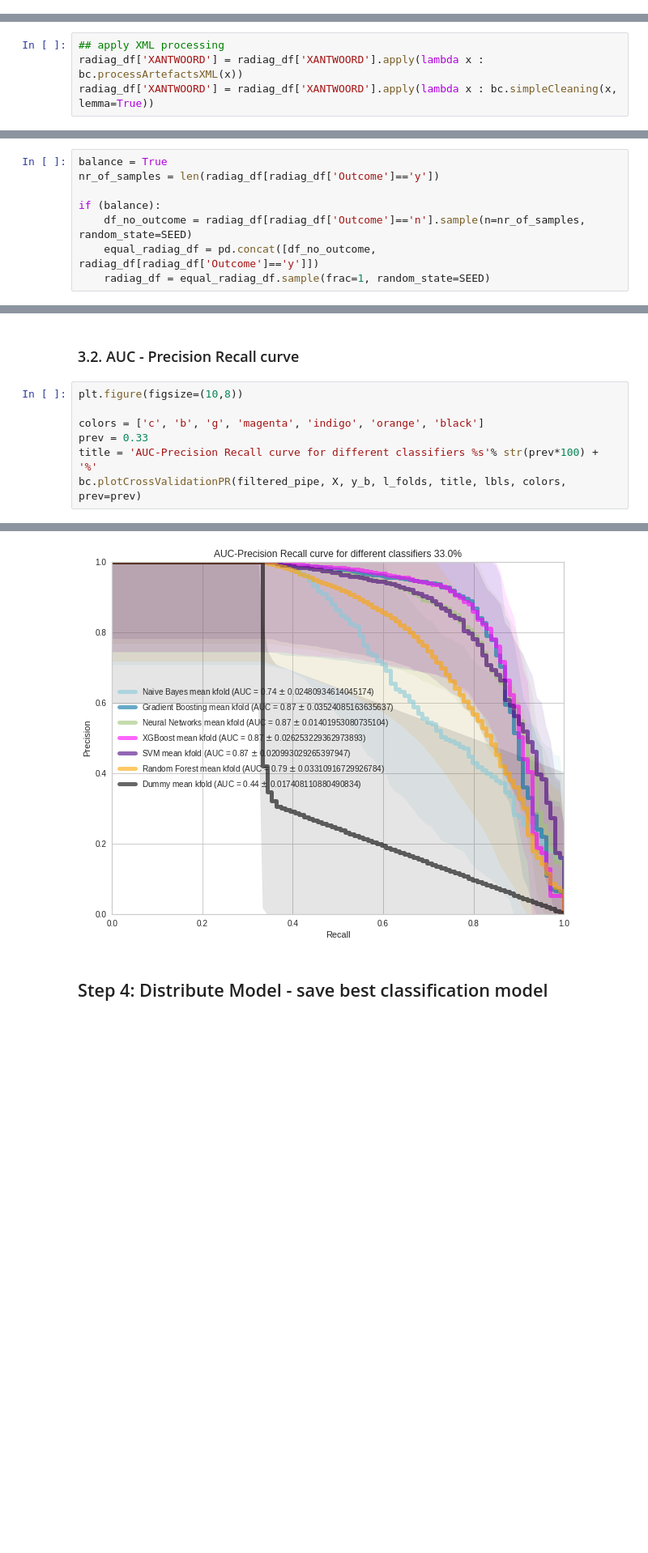
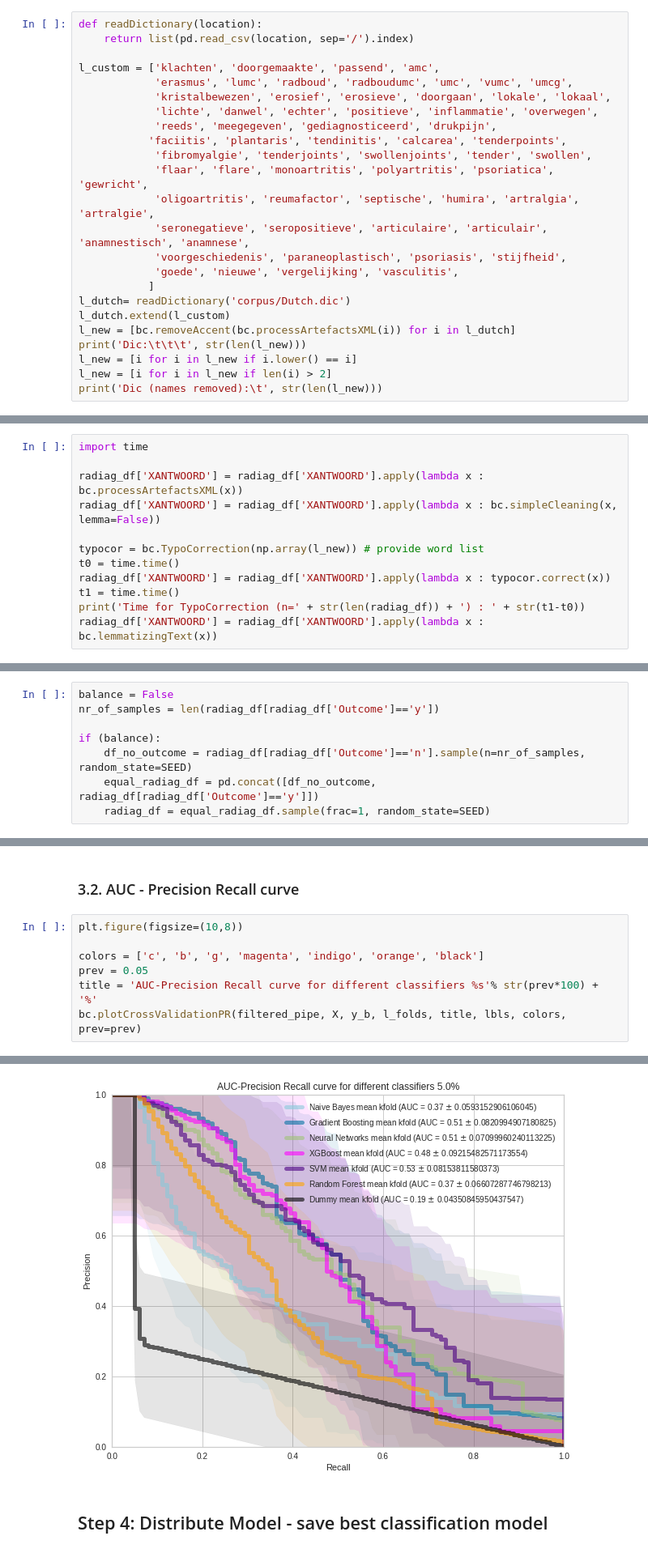
Before and after one commit to levrex/DiagnosisExtraction_ML, a Jupyter notebook: Notebook_Diagnosis_Extraction.ipynb, the cells around one changed output, grey strips where cells are left out. Shown at 81% size. Saved outputs shown, nothing was run; the diff lists cells and outputs as text; blank space fills up the shorter version.

Commit message:
added TypoCorrection step + completed Documentation of buildingAClassifier.py

```diff
--- a/Notebook_Diagnosis_Extraction.ipynb
+++ b/Notebook_Diagnosis_Extraction.ipynb
@@ -47,0 +51,24 @@ xgb version:    0.90
+# %%
+def readDictionary(location):
+    return list(pd.read_csv(location, sep='/').index)
+
+l_custom = ['klachten', 'doorgemaakte', 'passend', 'amc',
+            'erasmus', 'lumc', 'radboud', 'radboudumc', 'umc', 'vumc', 'umcg',
+            'kristalbewezen', 'erosief', 'erosieve', 'doorgaan', 'lokale', 'lokaal',
+            'lichte', 'danwel', 'echter', 'positieve', 'inflammatie', 'overwegen',
+            'reeds', 'meegegeven', 'gediagnosticeerd', 'drukpijn',
+           'faciitis', 'plantaris', 'tendinitis', 'calcarea', 'tenderpoints',
+            'fibromyalgie', 'tenderjoints', 'swollenjoints', 'tender', 'swollen',
+            'flaar', 'flare', 'monoartritis', 'polyartritis', 'psoriatica', 'gewricht',
+            'oligoartritis', 'reumafactor', 'septische', 'humira', 'artralgia', 'artralgie',
+            'seronegatieve', 'seropositieve', 'articulaire', 'articulair', 'anamnestisch', 'anamnese',
+            'voorgeschiedenis', 'paraneoplastisch', 'psoriasis', 'stijfheid',
+            'goede', 'nieuwe', 'vergelijking', 'vasculitis',
+           ]
+l_dutch= readDictionary('corpus/Dutch.dic')
+l_dutch.extend(l_custom)
+l_new = [bc.removeAccent(bc.processArtefactsXML(i)) for i in l_dutch]
+print('Dic:\t\t\t', str(len(l_new)))
+l_new = [i for i in l_new if i.lower() == i]
+l_new = [i for i in l_new if len(i) > 2]
+print('Dic (names removed):\t', str(len(l_new)))
@@ -68,7 +98,15 @@ Nr of entries: 1361
 Applying Natural Language Processing algorithms:
 - Word segmentation: words are split on whitespace -> special characters are removed
 - lemmatization: words are returned to the root form (if word is in corpus)
-# %%
-## apply XML processing
-radiag_df['XANTWOORD'] = radiag_df['XANTWOORD'].apply(lambda x : bc.processArtefactsXML(x))
-radiag_df['XANTWOORD'] = radiag_df['XANTWOORD'].apply(lambda x : bc.simpleCleaning(x, lemma=True))
+# %%
+import time
+
+radiag_df['XANTWOORD'] = radiag_df['XANTWOORD'].apply(lambda x : bc.processArtefactsXML(x))
+radiag_df['XANTWOORD'] = radiag_df['XANTWOORD'].apply(lambda x : bc.simpleCleaning(x, lemma=False))
+
+typocor = bc.TypoCorrection(np.array(l_new)) # provide word list
+t0 = time.time()
+radiag_df['XANTWOORD'] = radiag_df['XANTWOORD'].apply(lambda x : typocor.correct(x))
+t1 = time.time()
+print('Time for TypoCorrection (n=' + str(len(radiag_df)) + ') : ' + str(t1-t0))
+radiag_df['XANTWOORD'] = radiag_df['XANTWOORD'].apply(lambda x : bc.lemmatizingText(x))
@@ -78,7 +127,7 @@ The number of non-cases is larger than nr. of cases so a random sample of non ca
 - Optional: Whether or not you want to balance the classes depends on the expected prevalence of the cases in the test data.
 - You could also choose to balance the classes in a different way (eg: 1:5) but it should always correspond with the expected prevalence in the test set. Choose the desired nr of samples by changing nr_of_samples
 # %%
-balance = True
+balance = False
 nr_of_samples = len(radiag_df[radiag_df['Outcome']=='y'])
 
 if (balance):
@@ -250,7 +299,7 @@ Decision Tree   (p = 5.395047884510015e-05 )
 plt.figure(figsize=(10,8))
 
 colors = ['c', 'b', 'g', 'magenta', 'indigo', 'orange', 'black']
-prev = 0.33
+prev = 0.05
 title = 'AUC-Precision Recall curve for different classifiers %s'% str(prev*100) + '%'
 bc.plotCrossValidationPR(filtered_pipe, X, y_b, l_folds, title, lbls, colors, prev=prev)
 # %% [output]
@@ -264,5 +313,5 @@ Dummy 0.43802741300984405 (std : +/-0.017408110880490834 )
 <module 'matplotlib.pyplot' from '/home/tdmaarseveen/.conda/envs/ml_env/lib/python3.5/site-packages/matplotlib/pyplot.py'>
-[figure, old version]
+[figure, new version]
 # %% [markdown]
 ## Step 4: Distribute Model - save best classification model
 # %%
```
Also changed, not shown: parts of 10 cells of this notebook, 13 other files.
